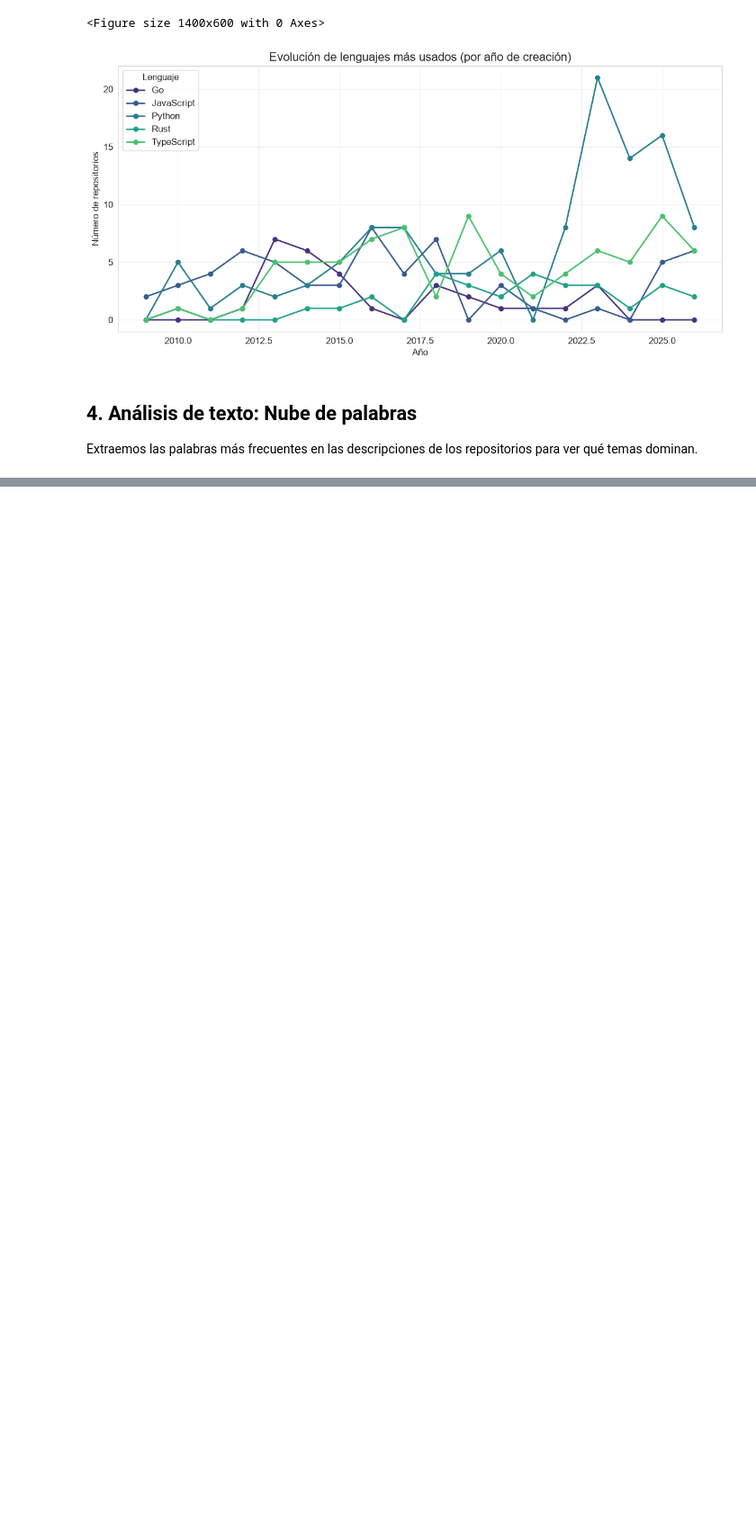
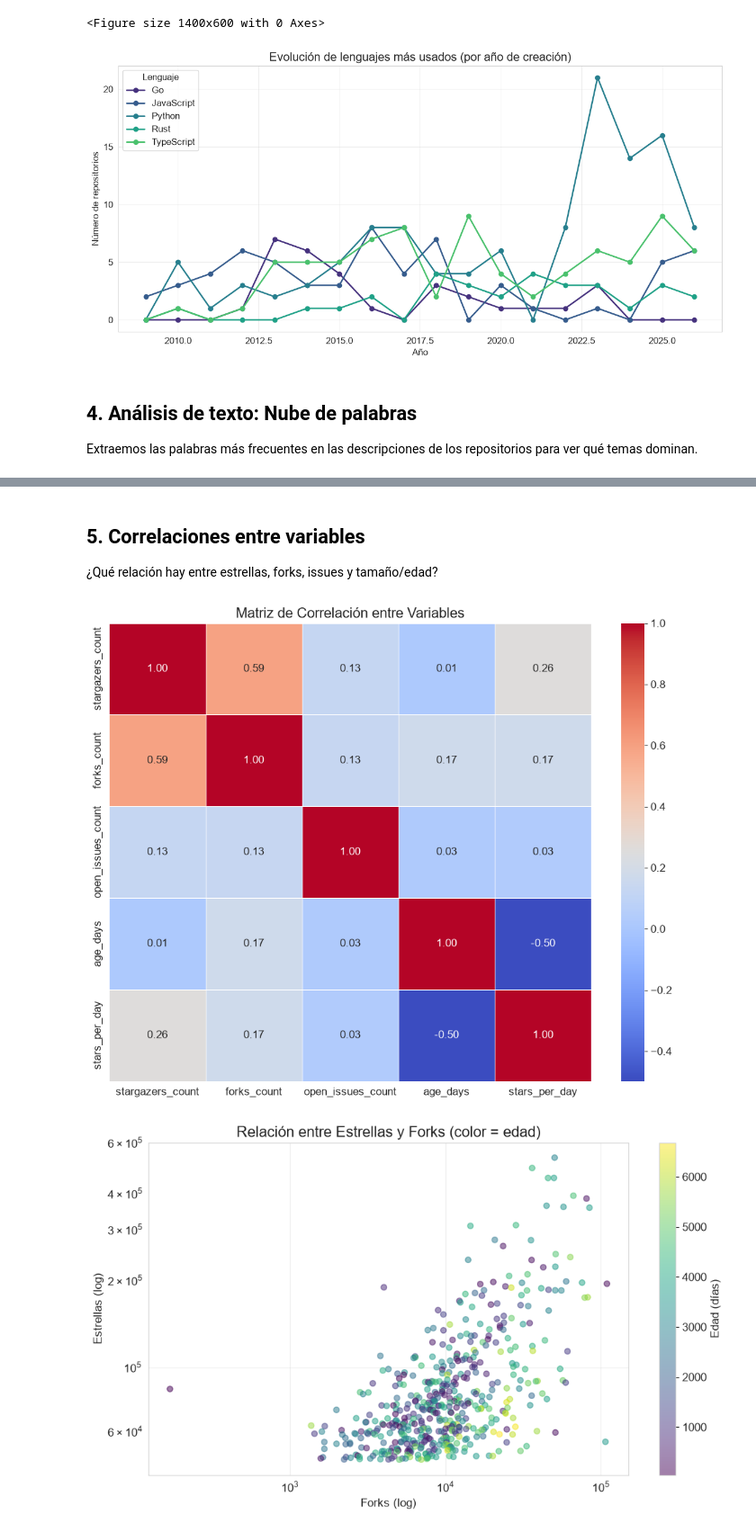
Before and after one commit to 010213reyes/github-trends-analysis, a Jupyter notebook: notebooks/02_Modeling_and_Evaluation.ipynb, the cells around one changed output, grey strips where cells are left out. Shown at 90% size. Saved outputs shown, nothing was run; the diff lists cells and outputs as text; code cells hidden in the pictures; blank space fills up the shorter version.

```diff
--- a/notebooks/02_Modeling_and_Evaluation.ipynb
+++ b/notebooks/02_Modeling_and_Evaluation.ipynb
@@ -239,0 +276,36 @@ Extraemos las palabras más frecuentes en las descripciones de los repositorios
+# %% [markdown]
+## 5. Correlaciones entre variables
+¿Qué relación hay entre estrellas, forks, issues y tamaño/edad?
+# %%
+# Seleccionar variables numéricas relevantes
+corr_vars = ['stargazers_count', 'forks_count', 'open_issues_count', 'age_days', 'stars_per_day']
+
+# Para 'size' (si existe)
+if 'size' in df.columns:
+    corr_vars.append('size')
+
+# Crear matriz de correlación
+corr_df = df[corr_vars].dropna()
+corr_matrix = corr_df.corr()
+
+plt.figure(figsize=(10, 8))
+sns.heatmap(corr_matrix, annot=True, cmap='coolwarm', fmt='.2f', linewidths=0.5)
+plt.title('Matriz de Correlación entre Variables', fontsize=16)
+plt.tight_layout()
+plt.show()
+
+# Scatter plot: Estrellas vs Forks
+plt.figure(figsize=(10, 6))
+plt.scatter(df['forks_count'], df['stargazers_count'], alpha=0.5, c=df['age_days'], cmap='viridis')
+plt.colorbar(label='Edad (días)')
+plt.xscale('log')
+plt.yscale('log')
+plt.xlabel('Forks (log)')
+plt.ylabel('Estrellas (log)')
+plt.title('Relación entre Estrellas y Forks (color = edad)', fontsize=16)
+plt.grid(True, alpha=0.3)
+plt.tight_layout()
+plt.show()
+# %% [output]
+[figure, added]
+[figure, added]
```
Also changed, not shown: parts of 6 cells of this notebook.
